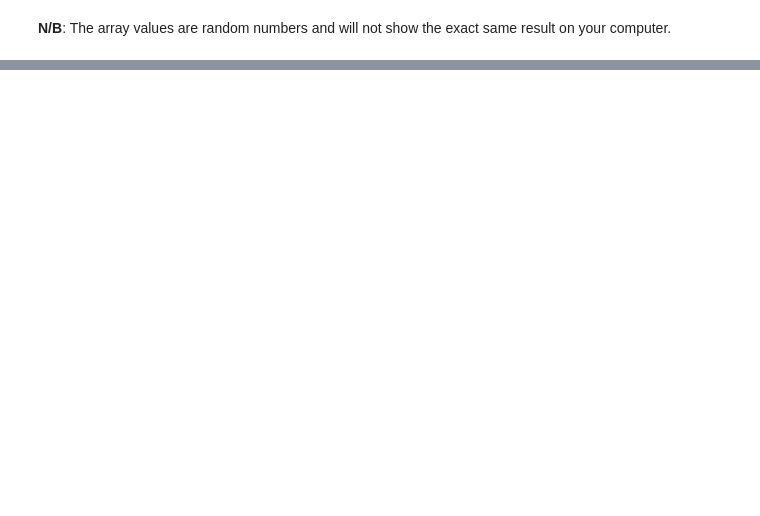
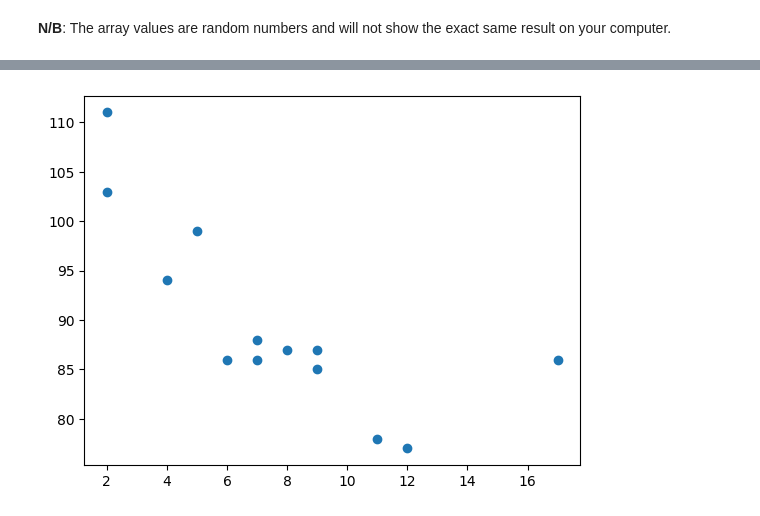
Before and after one commit to Sheega-ameenah/TechEdGuard, a Jupyter notebook: Machine_learning.ipynb, the cells around one changed output, grey strips where cells are left out. Saved outputs shown, nothing was run; the diff lists cells and outputs as text; code cells hidden in the pictures; blank space fills up the shorter version.

```diff
--- a/Machine_learning.ipynb
+++ b/Machine_learning.ipynb
@@ -255,0 +340,8 @@ plt.show()
+# %%
+# First start by drawing a scatter plot
+age_of_car= [5,7,8,7,2,17,2,9,4,11,12,9,6]
+speed_of_car = [99,86,87,88,111,86,103,87,94,78,77,85,86]
+plt.scatter(age_of_car,speed_of_car)
+plt.show()
+# %% [output]
+[figure, added]
```
Also changed, not shown: parts of 19 cells of this notebook.
